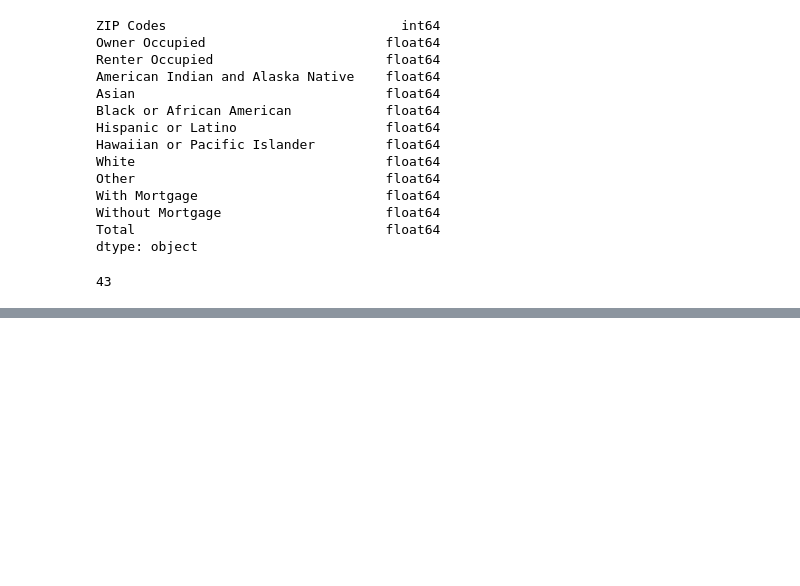
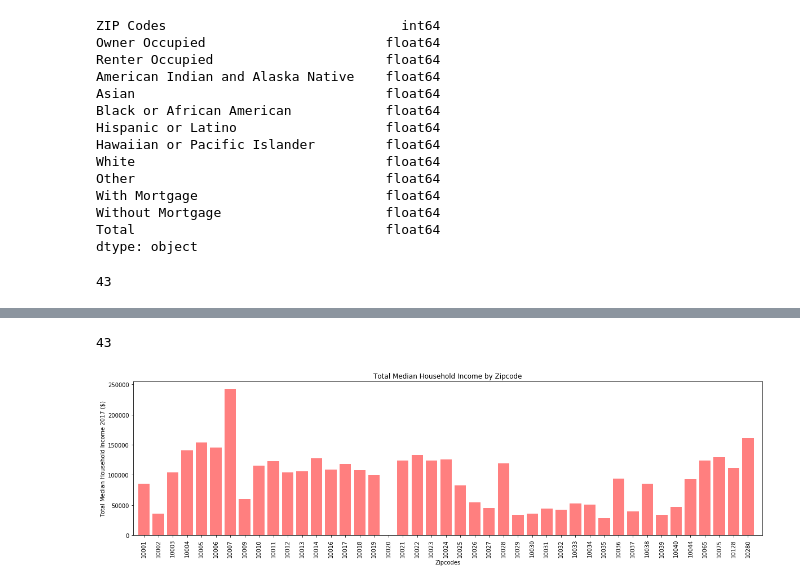
Before and after one commit to llessa13/project_titan, a Jupyter notebook: Census.ipynb, the cells around one changed output, grey strips where cells are left out. Saved outputs shown, nothing was run; the diff lists cells and outputs as text; code cells hidden in the pictures; blank space fills up the shorter version.

Commit message:
Added some graphs

```diff
--- a/Census.ipynb
+++ b/Census.ipynb
@@ -8,7 +8,8 @@ from census import Census
 
 # Census API Key
 api_key = ""
-c = Census(api_key, year=2017)
+year = 2017
+c = Census(api_key, year=year)
 # %%
 # Store filepath in a variable
 manhattan_csv = "Files/manhattan.csv"
@@ -108,3 +91,23 @@ census_man_df.head()
 | 2560 | 10003 | 163511.0 | 88920.0 | 0.0 | 81827.0 | 68641.0 | ... |
 | 2561 | 10004 | 142000.0 | 135078.0 | 0.0 | 104529.0 | 0.0 | ... |
 | 2562 | 10005 | 0.0 | 157582.0 | 0.0 | 103273.0 | 157690.0 | ... |
+# %%
+census_man_df['ZIP Codes'].count()
+# %% [output]
+43
+# %%
+x_axis = np.arange(len(census_man_df['ZIP Codes']))
+tick_locations = [value for value in x_axis]
+
+plt.figure(figsize=(20,5))
+plt.bar(x_axis, census_man_df['Total'], color='r', alpha=0.5, align='center')
+plt.xticks(tick_locations, census_man_df['ZIP Codes'], rotation="vertical")
+plt.xlim(-0.75, len(x_axis))
+
+plt.title("Total Median Household Income by Zipcode")
+plt.xlabel("Zipcodes")
+plt.ylabel(f"Total Median Household Income {year} ($)")
+
+plt.show()
+# %% [output]
+[figure, added]
```
Also changed, not shown: parts of 6 cells of this notebook, 2 other files.
